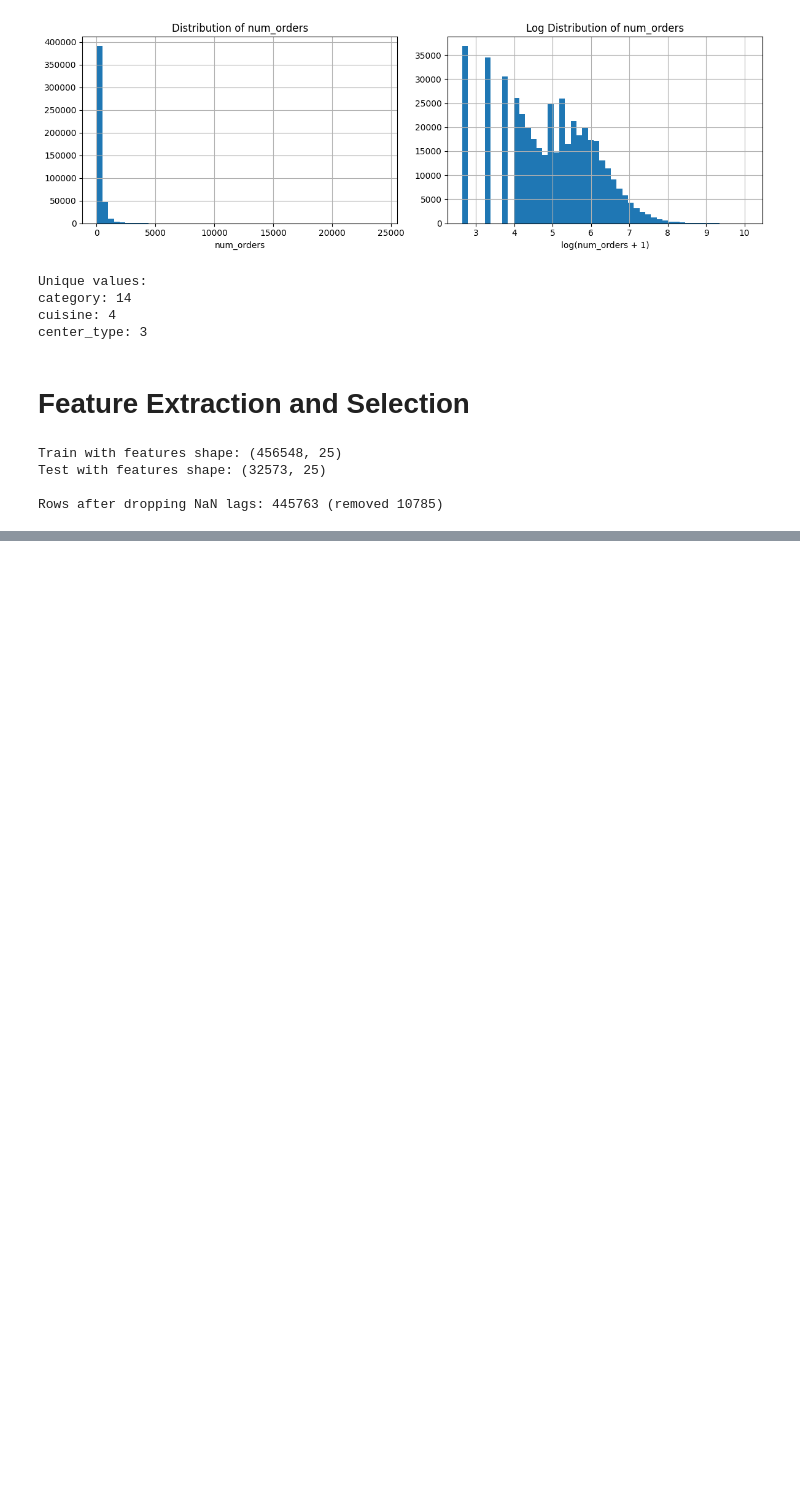
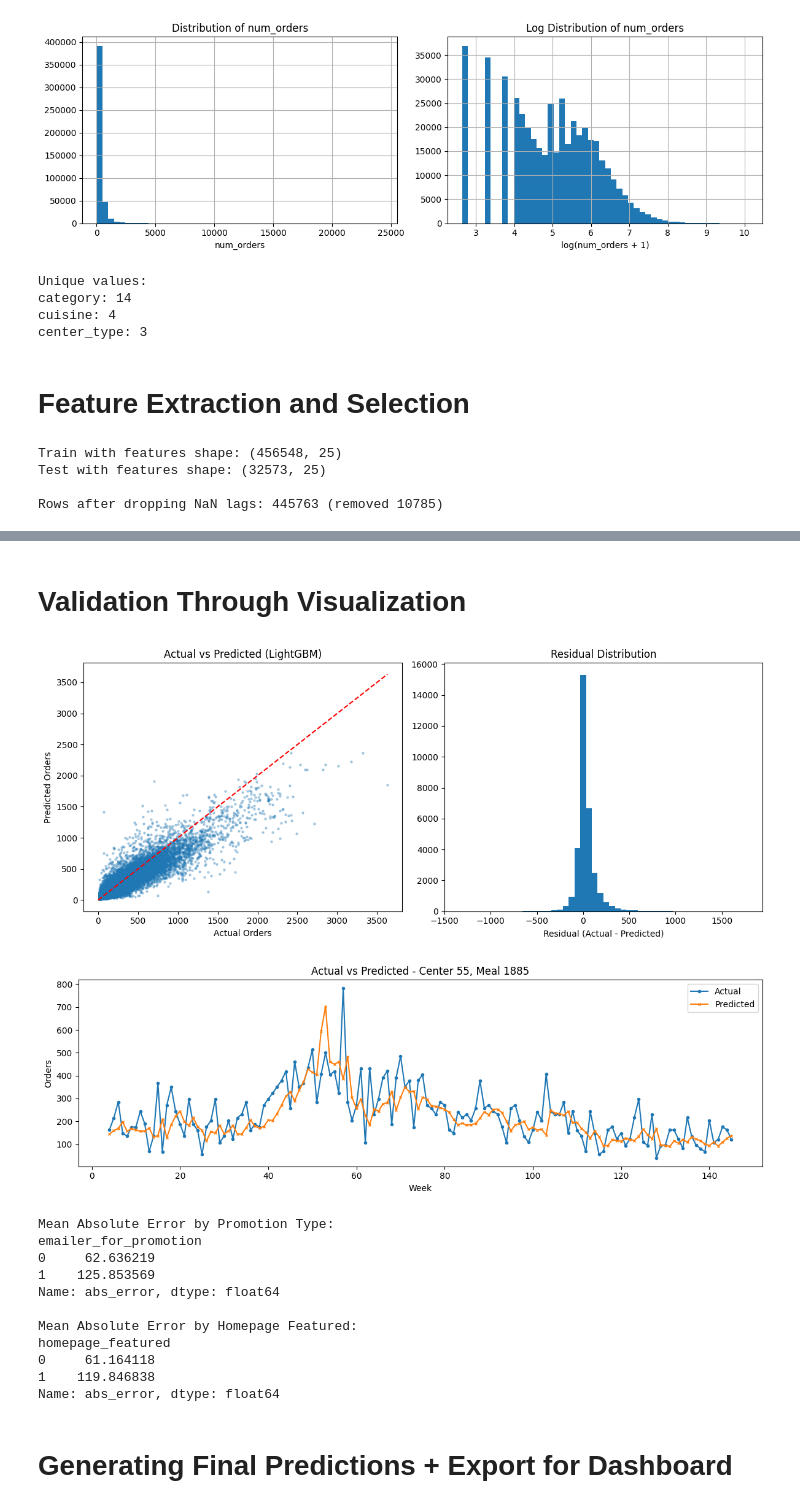
Before and after one commit to coderpalak3109-cyber/Product_Demand_Prediction, a Jupyter notebook: Food_Demand_Prediction.ipynb, the cells around one changed output, grey strips where cells are left out. Drawn from its saved outputs; the diff is of its cells as text; code cells hidden in the pictures; blank space fills up the shorter version.

```diff
--- a/Food_Demand_Prediction.ipynb
+++ b/Food_Demand_Prediction.ipynb
@@ -208,0 +332,65 @@ Rows after dropping NaN lags: 445763 (removed 10785)
+# %% [markdown]
+# Validation Through Visualization
+# %%
+# ---- 6a. Actual vs Predicted plot ----
+plt.figure(figsize=(12, 5))
+
+plt.subplot(1, 2, 1)
+plt.scatter(y_val_actual, lgb_actual_preds, alpha=0.3, s=5)
+plt.plot([0, y_val_actual.max()], [0, y_val_actual.max()], 'r--')
+plt.xlabel('Actual Orders')
+plt.ylabel('Predicted Orders')
+plt.title('Actual vs Predicted (LightGBM)')
+
+plt.subplot(1, 2, 2)
+# Residuals
+residuals = y_val_actual - lgb_actual_preds
+plt.hist(residuals, bins=50)
+plt.xlabel('Residual (Actual - Predicted)')
+plt.title('Residual Distribution')
+plt.tight_layout()
+plt.savefig('actual_vs_predicted.png')
+plt.show()
+
+# ---- 6b. Forecast vs Actual over time (pick one center+meal combo) ----
+sample = train_clean[(train_clean['center_id'] == 55) & (train_clean['meal_id'] == 1885)].copy()
+sample_preds = lgb_model.predict(sample[FEATURES])
+sample['predicted'] = np.expm1(sample_preds)
+
+plt.figure(figsize=(12, 4))
+plt.plot(sample['week'], sample['num_orders'], label='Actual', marker='o', markersize=3)
+plt.plot(sample['week'], sample['predicted'], label='Predicted', marker='x', markersize=3)
+plt.xlabel('Week')
+plt.ylabel('Orders')
+plt.title('Actual vs Predicted - Center 55, Meal 1885')
+plt.legend()
+plt.tight_layout()
+plt.savefig('time_series_validation.png')
+plt.show()
+
+# ---- 6c. Error by promotion type ----
+val_data = train_clean[val_weeks].copy()
+val_data['predicted'] = lgb_actual_preds
+val_data['actual'] = y_val_actual
+val_data['abs_error'] = abs(val_data['actual'] - val_data['predicted'])
+
+print("\nMean Absolute Error by Promotion Type:")
+print(val_data.groupby('emailer_for_promotion')['abs_error'].mean())
+print("\nMean Absolute Error by Homepage Featured:")
+print(val_data.groupby('homepage_featured')['abs_error'].mean())
+# %% [output]
+[figure, added]
+[figure, added]
+Mean Absolute Error by Promotion Type:
+emailer_for_promotion
+0     62.636219
+1    125.853569
+Name: abs_error, dtype: float64
+
+Mean Absolute Error by Homepage Featured:
+homepage_featured
+0     61.164118
+1    119.846838
+Name: abs_error, dtype: float64
+# %% [markdown]
+# Generating Final Predictions + Export for Dashboard
```
Also changed, not shown: parts of 5 cells of this notebook.
